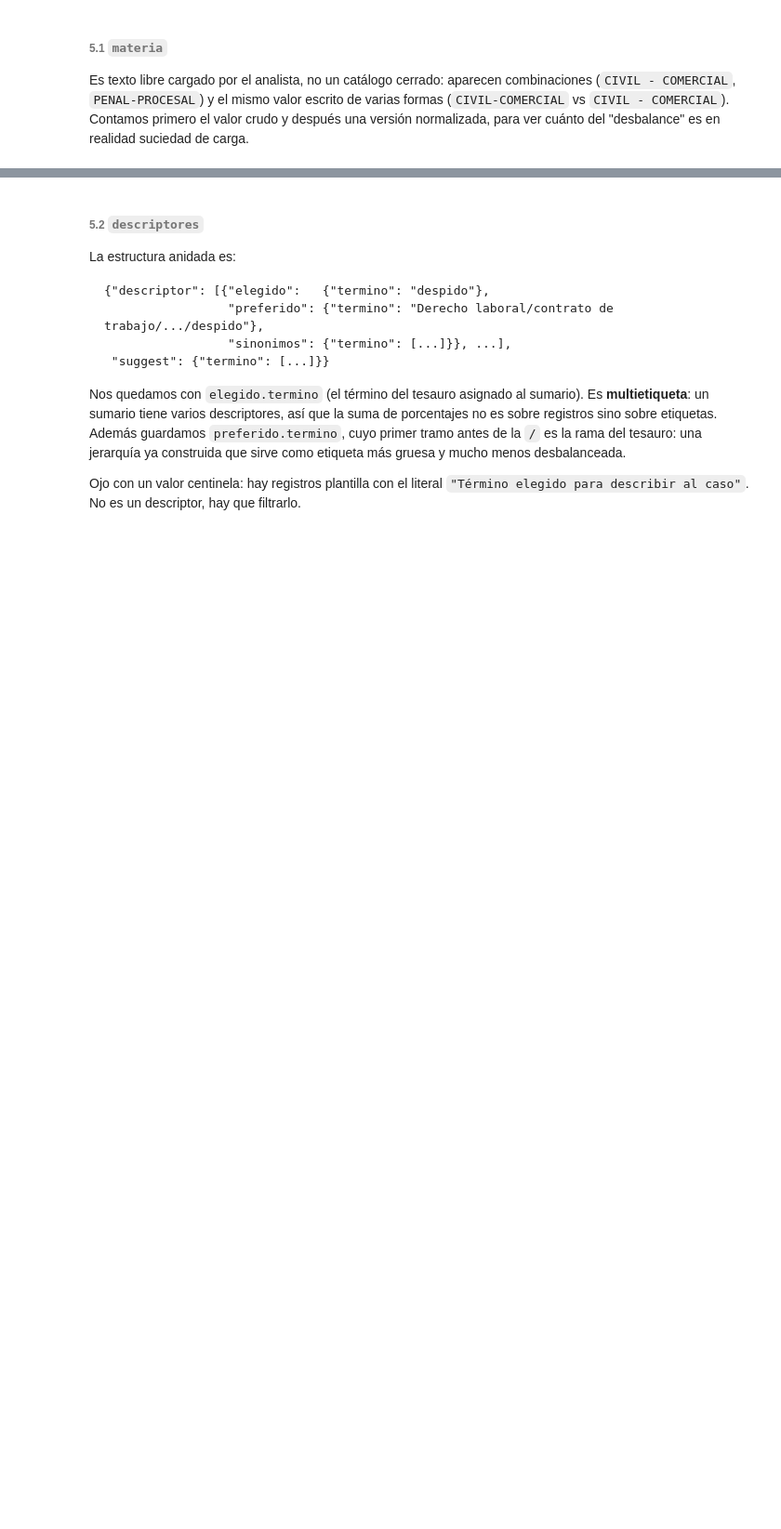
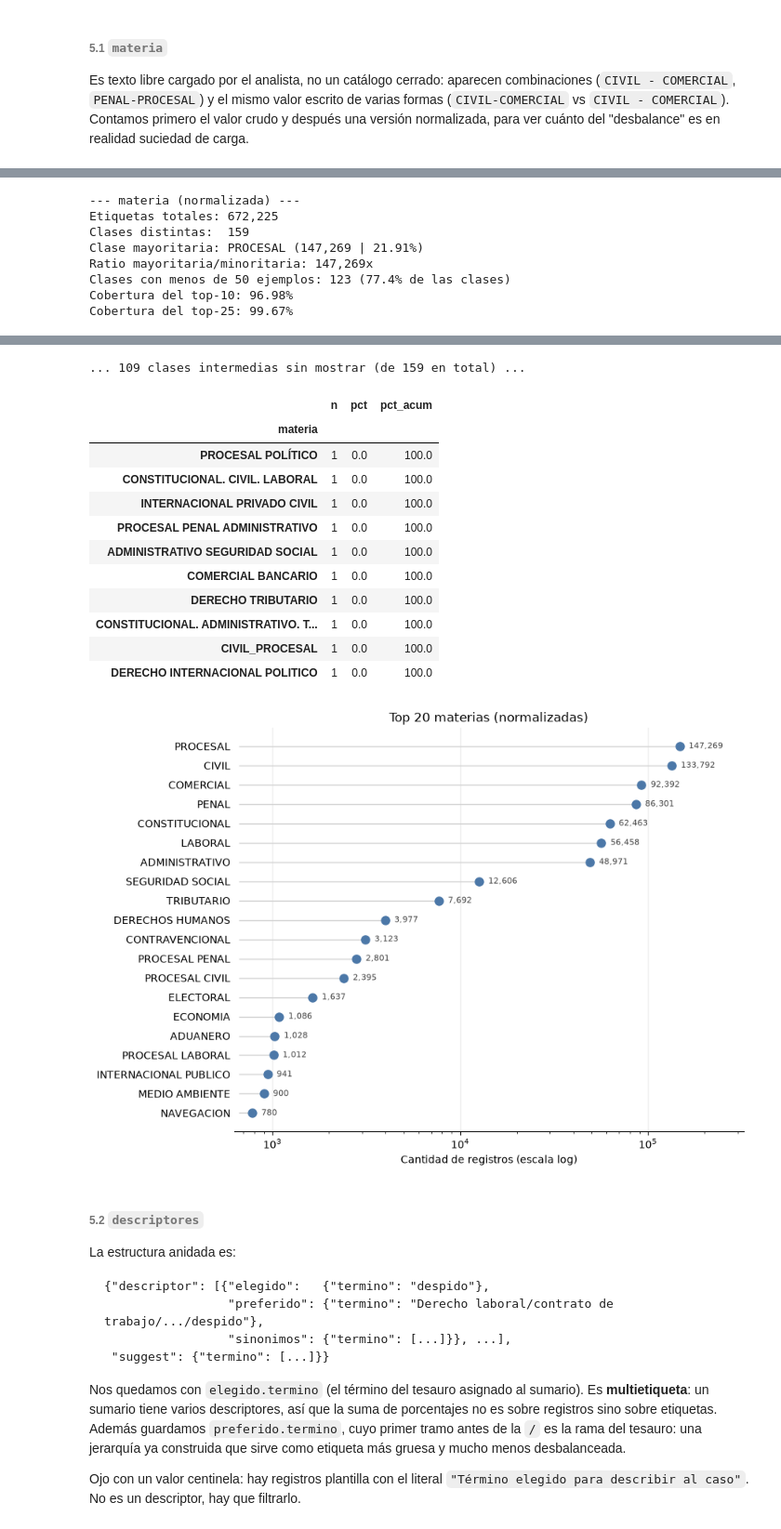
Before and after one commit to IESchneider/mentoria-diplodatos-2026-clasificacion-y-busqueda-textos-legales, a Jupyter notebook: TP1/tp1.ipynb, the cells around one changed output, grey strips where cells are left out. Shown at 93% size. Drawn from its saved outputs; the diff is of its cells as text; code cells hidden in the pictures; blank space fills up the shorter version.

```diff
--- a/TP1/tp1.ipynb
+++ b/TP1/tp1.ipynb
@@ -348,6 +376,29 @@ def resumen_desbalance(clases, nombre, top=25):
     return resumen
 
 
+def mostrar_cabeza_y_cola(resumen, cabeza=40, cola=10):
+    """Muestra las primeras y las últimas filas de una tabla de frecuencias.
+
+    El resumen tiene tantas filas como clases distintas (miles en algunas variables), así que
+    mostrarlo entero no se lee. Pero mostrar solo la cabeza esconde la cola larga, que es
+    justamente donde vive el desbalance: por eso mostramos las dos puntas y decimos cuántas
+    clases quedan en el medio, para que el recorte no se confunda con el total.
+    """
+    total = len(resumen)
+
+    # Si la tabla entra completa no tiene sentido partirla en dos
+    if total <= cabeza + cola:
+        with pd.option_context("display.max_rows", None):
+            display(resumen)
+        return
+
+    with pd.option_context("display.max_rows", cabeza):
+        display(resumen.head(cabeza))
+    print(f"... {total - cabeza - cola:,} clases intermedias sin mostrar (de {total:,} en total) ...")
+    with pd.option_context("display.max_rows", cola):
+        display(resumen.tail(cola))
+
+
 def graficar_top(conteo, titulo, top=20):
     """Dot plot del top-N de clases, en escala logarítmica.
 
@@ -427,7 +540,15 @@ materias_normalizadas = materia_cruda.map(normalizar_materia).explode()
 
 resumen_materia = resumen_desbalance(materias_normalizadas, "materia (normalizada)")
 
-with pd.option_context("display.max_rows", 40):
-    display(resumen_materia.head(40))
+mostrar_cabeza_y_cola(resumen_materia)
 
 graficar_top(resumen_materia["n"], "Top 20 materias (normalizadas)")
+# %% [output]
+--- materia (normalizada) ---
+Etiquetas totales: 672,225
+Clases distintas:  159
+Clase mayoritaria: PROCESAL (147,269 | 21.91%)
+Ratio mayoritaria/minoritaria: 147,269x
+Clases con menos de 50 ejemplos: 123 (77.4% de las clases)
+Cobertura del top-10: 96.98%
+Cobertura del top-25: 99.67%
@@ -434,3 +573,17 @@ graficar_top(resumen_materia["n"], "Top 20 materias (normalizadas)")
+... 109 clases intermedias sin mostrar (de 159 en total) ...
+|  | n | pct | pct_acum |
+| materia |  |  |  |
+| PROCESAL POLÍTICO | 1 | 0.0 | 100.0 |
+| CONSTITUCIONAL. CIVIL. LABORAL | 1 | 0.0 | 100.0 |
+| INTERNACIONAL PRIVADO CIVIL | 1 | 0.0 | 100.0 |
+| PROCESAL PENAL ADMINISTRATIVO | 1 | 0.0 | 100.0 |
+| ADMINISTRATIVO SEGURIDAD SOCIAL | 1 | 0.0 | 100.0 |
+| COMERCIAL BANCARIO | 1 | 0.0 | 100.0 |
+| DERECHO TRIBUTARIO | 1 | 0.0 | 100.0 |
+| CONSTITUCIONAL. ADMINISTRATIVO. T... | 1 | 0.0 | 100.0 |
+| CIVIL_PROCESAL | 1 | 0.0 | 100.0 |
+| DERECHO INTERNACIONAL POLITICO | 1 | 0.0 | 100.0 |
+[figure, added]
 # %% [markdown]
 ###### 5.2 `descriptores`
 
```
Also changed, not shown: parts of 10 cells of this notebook.
